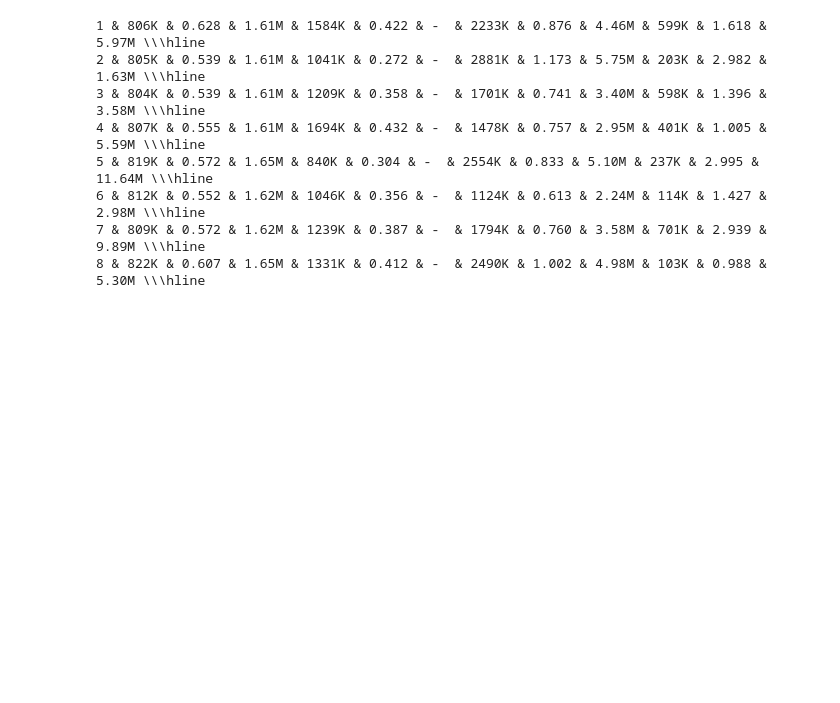
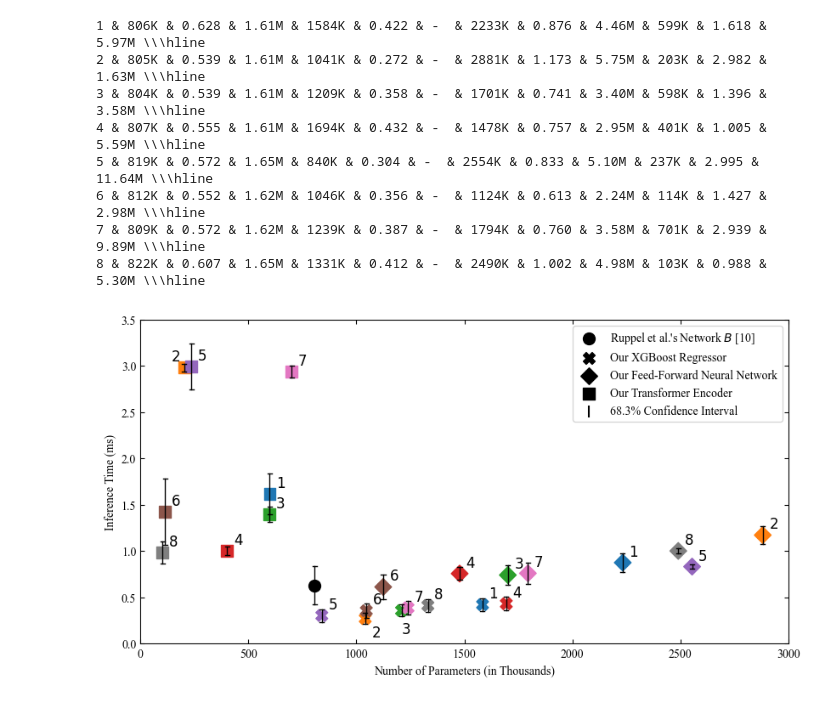
Before and after one commit to wzaielamri/Optimizing_BioTac_Simulation, a Jupyter notebook: generate_figures/plot_min_temperature_boxplots_ttest.ipynb, the cells around one changed output. Drawn from its saved outputs; the diff is of its cells as text; code cells hidden in the pictures; blank space fills up the shorter version.

```diff
--- a/generate_figures/plot_min_temperature_boxplots_ttest.ipynb
+++ b/generate_figures/plot_min_temperature_boxplots_ttest.ipynb
@@ -1160,32 +1203,35 @@ for i in range(len(param_plot))[3::4]:
 
 
 
 # black label
 plt.scatter([],[] , c='k', s=100, marker='o', label="Ruppel et al.'s Network $B$ [10]" )
 plt.scatter([],[] , c='k', s=100, marker='X', label="Our XGBoost Regressor" )
 plt.scatter([],[] , c='k', s=100, marker='D', label="Our Feed-Forward Neural Network" )
 plt.scatter([],[] , c='k', s=100, marker='s', label="Our Transformer Encoder" )
 plt.scatter([],[] , c='k', s=100, marker="|", label="68.3% Confidence Interval" )
 
-plt.legend()
+plt.legend(prop=font)
 
 
 plt.xlabel('Number of Parameters (in Thousands)', fontsize=12)
 plt.ylabel('Inference Time (ms)', fontsize=12);
 
 plt.ylim([0,3.5])
 plt.xlim([0,3000])
 
 plt.tick_params(bottom=True, top=True, left=True, right=True)
 # ticks in the inside of the plot
 plt.tick_params(axis='x', which='both', direction='in')
 plt.tick_params(axis='y', which='both', direction='in')
 
 
 
 # set aspect ratio between x and y axis to 2
 ax = plt.gca()
 ax.set_aspect(0.5/ax.get_data_ratio())
 
-#plt.savefig("../figures/inference_time.pdf", dpi=600, bbox_inches='tight')
+ApplyFont(ax)
+plt.savefig("../figures/inference_time.pdf", dpi=600, bbox_inches='tight')
 plt.show()
+# %% [output]
+[figure, added]
```
Also changed, not shown: parts of 5 cells of this notebook, 13 other files.
